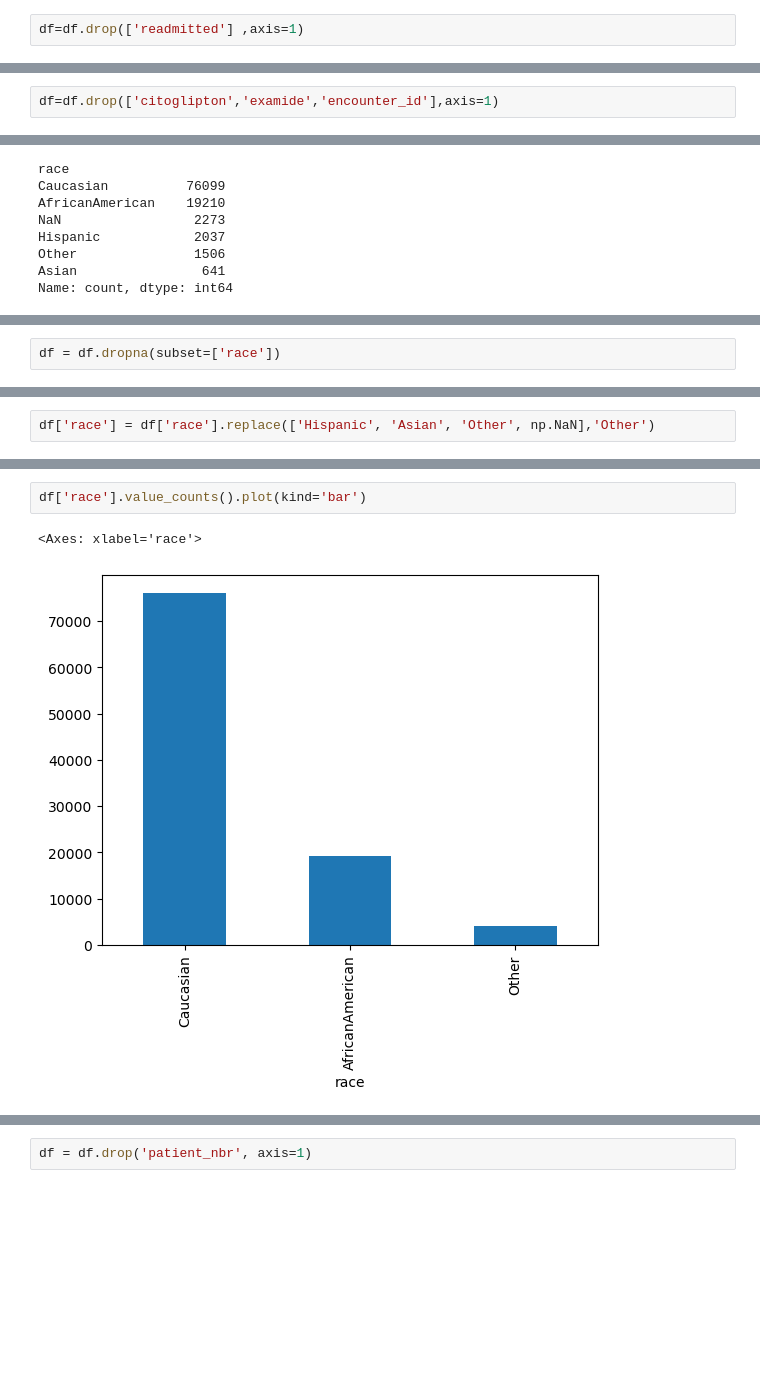
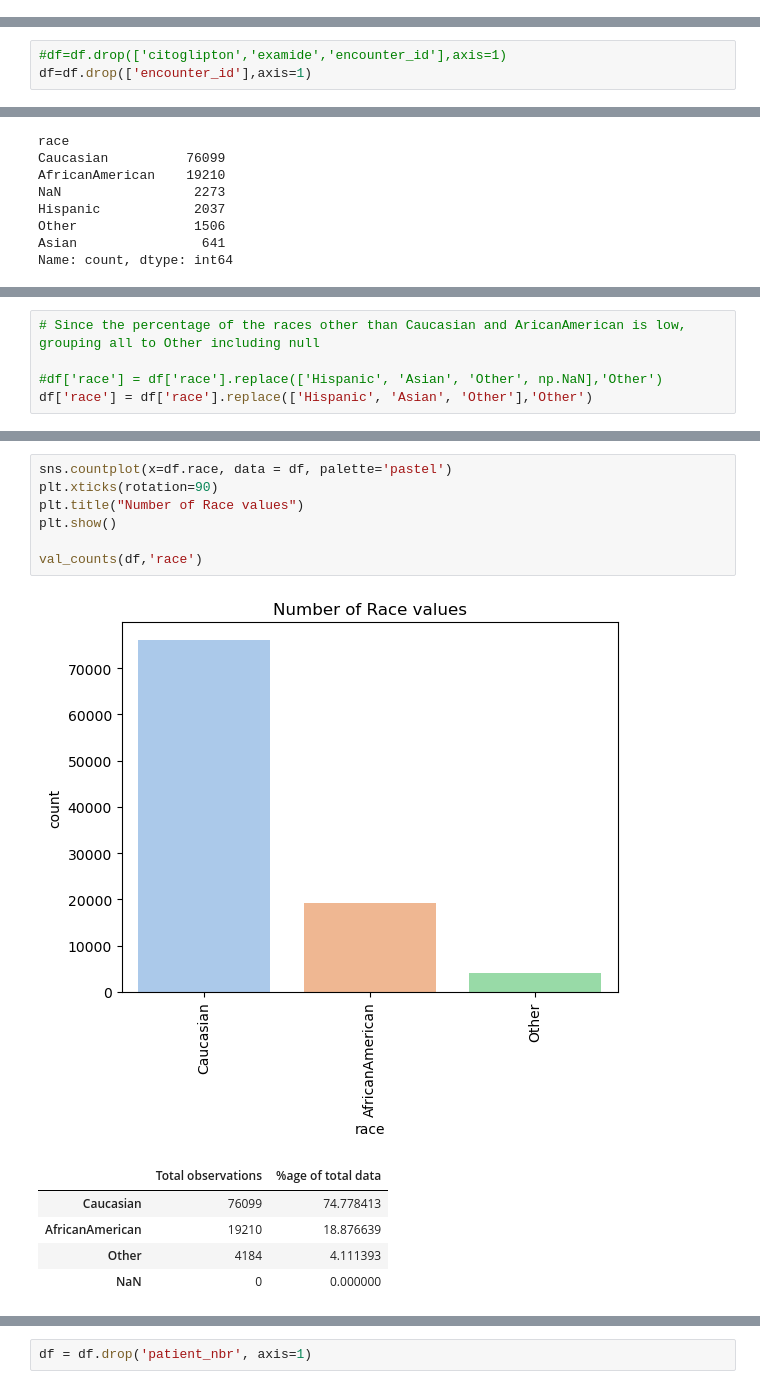
Before and after one commit to deedeese/Hospital-Readmission-of-Diabetic-Patients, a Jupyter notebook: Project.ipynb, the cells around one changed output, grey strips where cells are left out. Drawn from its saved outputs; the diff is of its cells as text; blank space fills up the shorter version.

```diff
--- a/Project.ipynb
+++ b/Project.ipynb
@@ -146,3 +351 @@ Name: count, dtype: int64
-# %%
-df=df.drop(['readmitted'] ,axis=1)
 # %% [markdown]
@@ -179,5 +381,6 @@ The features to drop
 # %%
-df=df.drop(['citoglipton','examide','encounter_id'],axis=1)
+#df=df.drop(['citoglipton','examide','encounter_id'],axis=1)
+df=df.drop(['encounter_id'],axis=1)
 # %%
 df.columns
 # %% [output]
@@ -210,2 +427,0 @@ There are 2273 instances without race which is 2.23% which can be dropped.
-# %%
-df = df.dropna(subset=['race'])
@@ -233,2 +451,5 @@ plt.show()
 # %%
-df['race'] = df['race'].replace(['Hispanic', 'Asian', 'Other', np.NaN],'Other')
+# Since the percentage of the races other than Caucasian and AricanAmerican is low, grouping all to Other including null
+
+#df['race'] = df['race'].replace(['Hispanic', 'Asian', 'Other', np.NaN],'Other')
+df['race'] = df['race'].replace(['Hispanic', 'Asian', 'Other'],'Other')
@@ -235,5 +476,14 @@ df['race'] = df['race'].replace(['Hispanic', 'Asian', 'Other', np.NaN],'Other')
 # %%
-df['race'].value_counts().plot(kind='bar')
+sns.countplot(x=df.race, data = df, palette='pastel')
+plt.xticks(rotation=90)
+plt.title("Number of Race values")
+plt.show()
+
+val_counts(df,'race')
 # %% [output]
-<Axes: xlabel='race'>
-[figure, old version]
+[figure, new version]
+|  | Total observations | %age of total data |
+| Caucasian | 76099 | 74.778413 |
+| AfricanAmerican | 19210 | 18.876639 |
+| Other | 4184 | 4.111393 |
+| NaN | 0 | 0.000000 |
```
Also changed, not shown: parts of 239 cells of this notebook.
